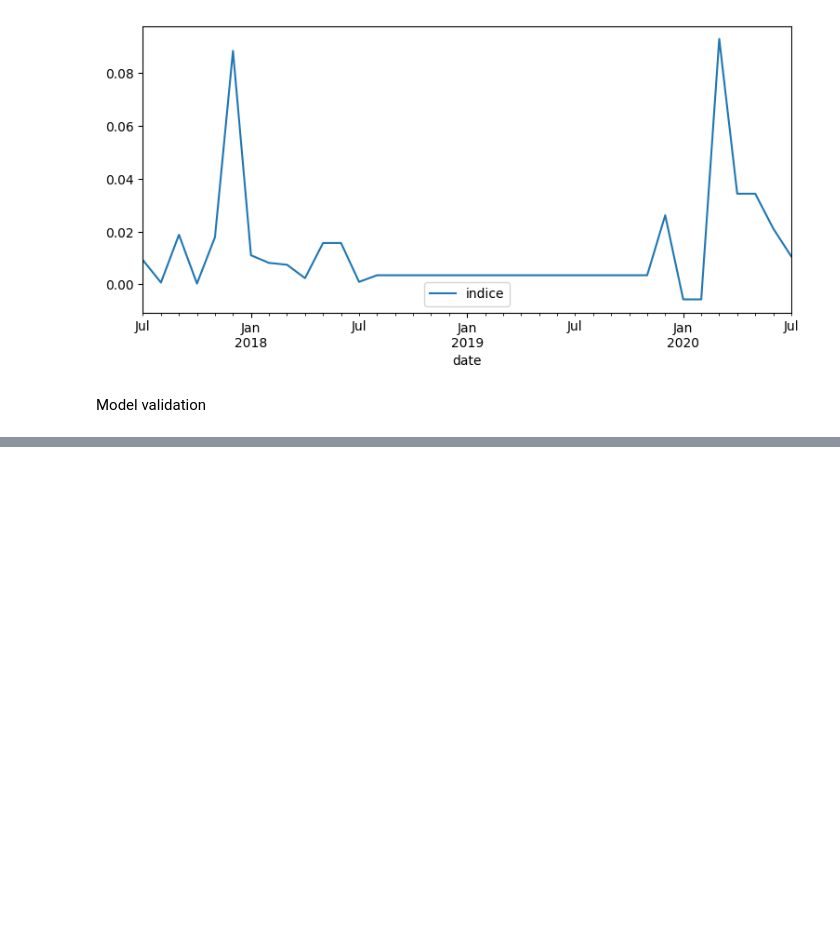
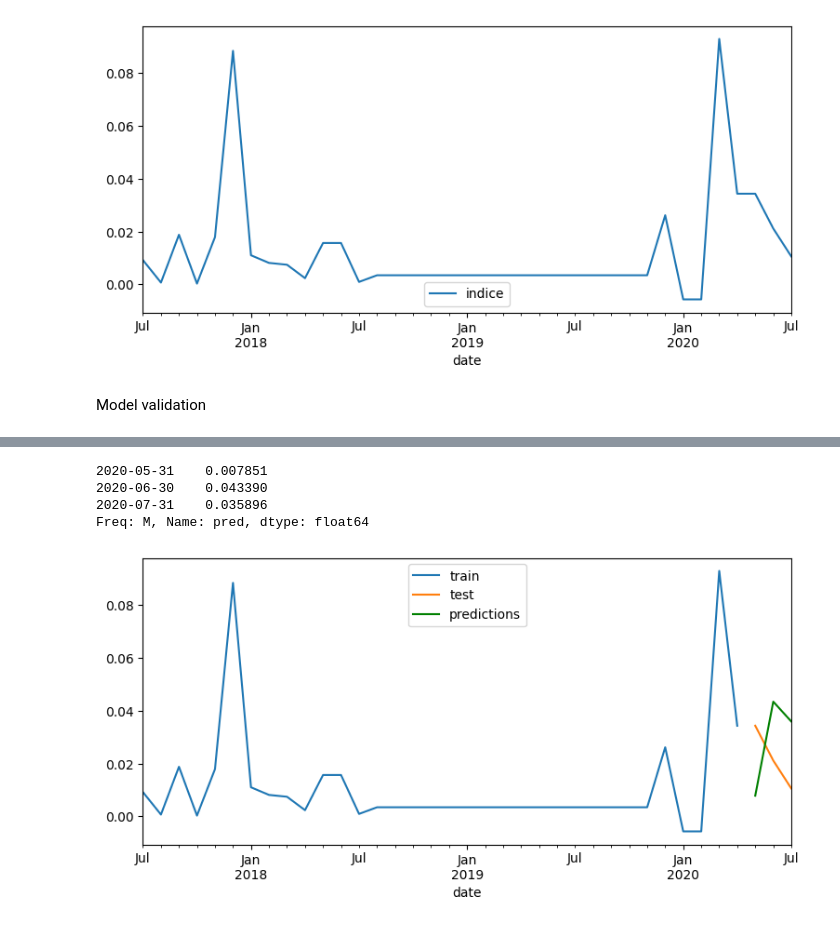
Before and after one commit to PhatomFatec/GeoForesight-back, a Jupyter notebook: notebooks/4.0-lg-Forecast.ipynb, the cells around one changed output, grey strips where cells are left out. Saved outputs shown, nothing was run; the diff lists cells and outputs as text; code cells hidden in the pictures; blank space fills up the shorter version.

Commit message:
modelo

```diff
--- a/notebooks/4.0-lg-Forecast.ipynb
+++ b/notebooks/4.0-lg-Forecast.ipynb
@@ -146 +146,12 @@ Number of models compared: 900.
 900 rows × 5 columns
+# %%
+# Configura e treina um RandomForestRegressor para série temporal
+# Os parâmetros foram retirados do melhor modelo encontrado no material de origem
+# Para conseguir os melhores parâmetros se faz necessário realizer hyperparameter tunning (verifique artigo original)
+forecaster = ForecasterAutoreg(
+                regressor = RandomForestRegressor(max_depth=25, n_estimators=10, random_state=123),
+                lags      = 9
+             )
+
+forecaster.fit(y=data_train['indice'])
+forecaster
@@ -146,0 +176,19 @@ Number of models compared: 900.
+# %%
+# Faz predição no conjunto de teste
+predictions = forecaster.predict(steps=steps)
+predictions
+# %% [output]
+2020-05-31    0.007851
+2020-06-30    0.043390
+2020-07-31    0.035896
+Freq: M, Name: pred, dtype: float64
+# %%
+# Plota a predição, comparando com valores reais
+fig, ax=plt.subplots(figsize=(9, 4))
+data_train['indice'].plot(ax=ax, label='train')
+data_test['indice'].plot(ax=ax, label='test')
+predictions.plot(ax=ax, label='predictions', color='green')
+ax.legend();
+# Aqui fica claro que o skforecast não fez um bom trabalho, mesmo com tunning
+# %% [output]
+[figure, added]
```
Also changed, not shown: parts of 13 cells of this notebook.
